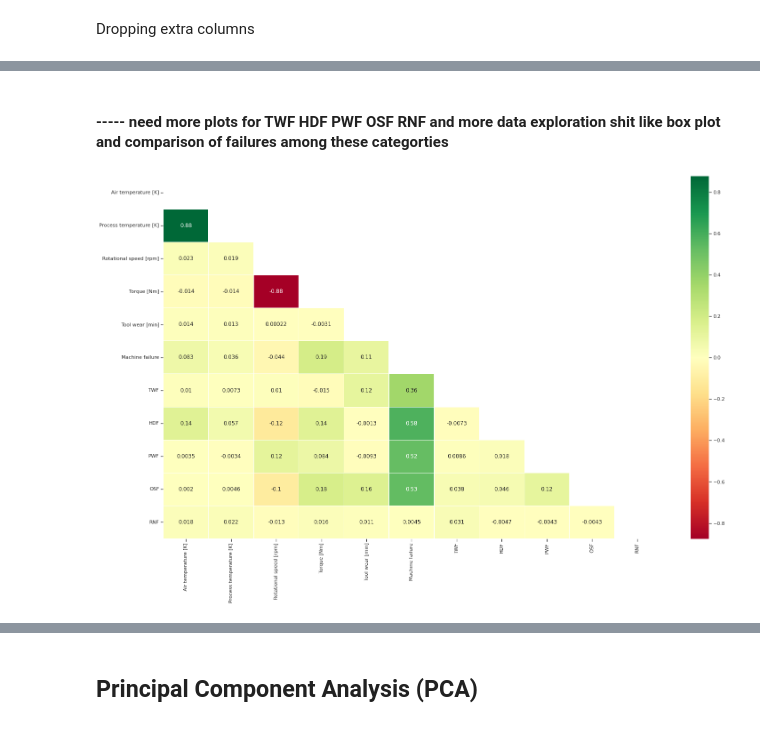
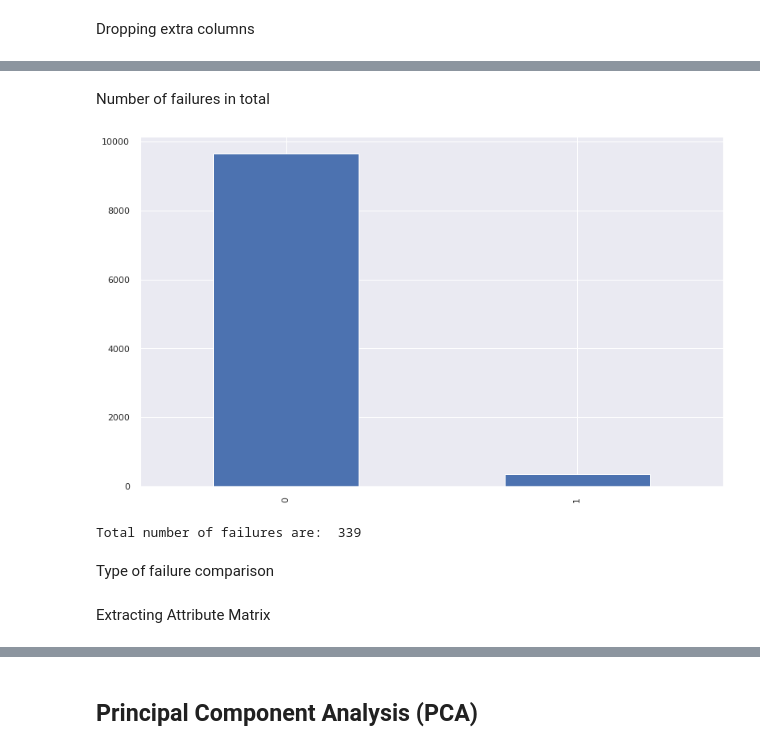
Before and after one commit to GursimarSaini/INSE6310Project, a Jupyter notebook: PredictiveMaintenance.ipynb, the cells around one changed output, grey strips where cells are left out. Cells and saved outputs as stored; diff of their text form; code cells hidden in the pictures.

```diff
--- a/PredictiveMaintenance.ipynb
+++ b/PredictiveMaintenance.ipynb
@@ -5,15 +58,22 @@
 # %%
 import pandas as pd
 import numpy as np
-
+from pca import pca
+import jinja2
 import matplotlib.pyplot as plt
 plt.style.use('ggplot')
 %matplotlib inline
+
+from pycaret.classification import *
 
 import seaborn as sns
 sns.set(style="ticks", color_codes=True)
 
 from sklearn.decomposition import PCA
+from sklearn.preprocessing import StandardScaler
+
+sns.set_theme(style="darkgrid")
+plt.rcParams['figure.figsize'] = (13,8)
 # %% [markdown]
 ## Data Description
 
@@ -44,0 +107,6 @@ from sklearn.decomposition import PCA
+# %%
+# Load data
+
+df = pd.read_csv('https://raw.githubusercontent.com/GursimarSaini/INSE6310Project/main/data/ai4i2020.csv')
+dfwUniqueF = df.drop(columns=["TWF","HDF","PWF","OSF","RNF"])
+dfwUniqueF.head(10)
@@ -127,4 +179,4 @@ df.hist(figsize=(30,20),grid = True);
 # %% [markdown]
 Dropping extra columns
 # %%
-df = df.drop(columns=["UDI", "Product ID",	"Type"])
+dfwUniqueF = dfwUniqueF.drop(columns=["UDI", "ProductID",	"Type"])
@@ -136,9 +183,16 @@ sns.pairplot(df)
-# %% [markdown]
-#### ----- need more plots for TWF HDF PWF OSF RNF and more data exploration shit like box plot and comparison of failures among these categorties
-# %%
-matrix = np.triu(df.corr())
-plt.figure(figsize = (25, 15))
-sns.heatmap(df.corr(), annot = True, linewidth = 0.02,cmap = 'RdYlGn', mask=matrix)
-plt.show()
-# %% [output]
-[figure, removed]
+# %% [markdown]
+Number of failures in total
+# %%
+dfwUniqueF['MachineFailure'].value_counts().plot(kind='bar')
+plt.ylabel('')
+plt.show()
+# %% [output]
+[figure, added]
+# %%
+print("Total number of failures are: ",(df.MachineFailure == 1).sum())
+# %% [output]
+Total number of failures are:  339
+# %% [markdown]
+Type of failure comparison
+# %% [markdown]
+Extracting Attribute Matrix
```
Also changed, not shown: parts of 48 cells of this notebook.
